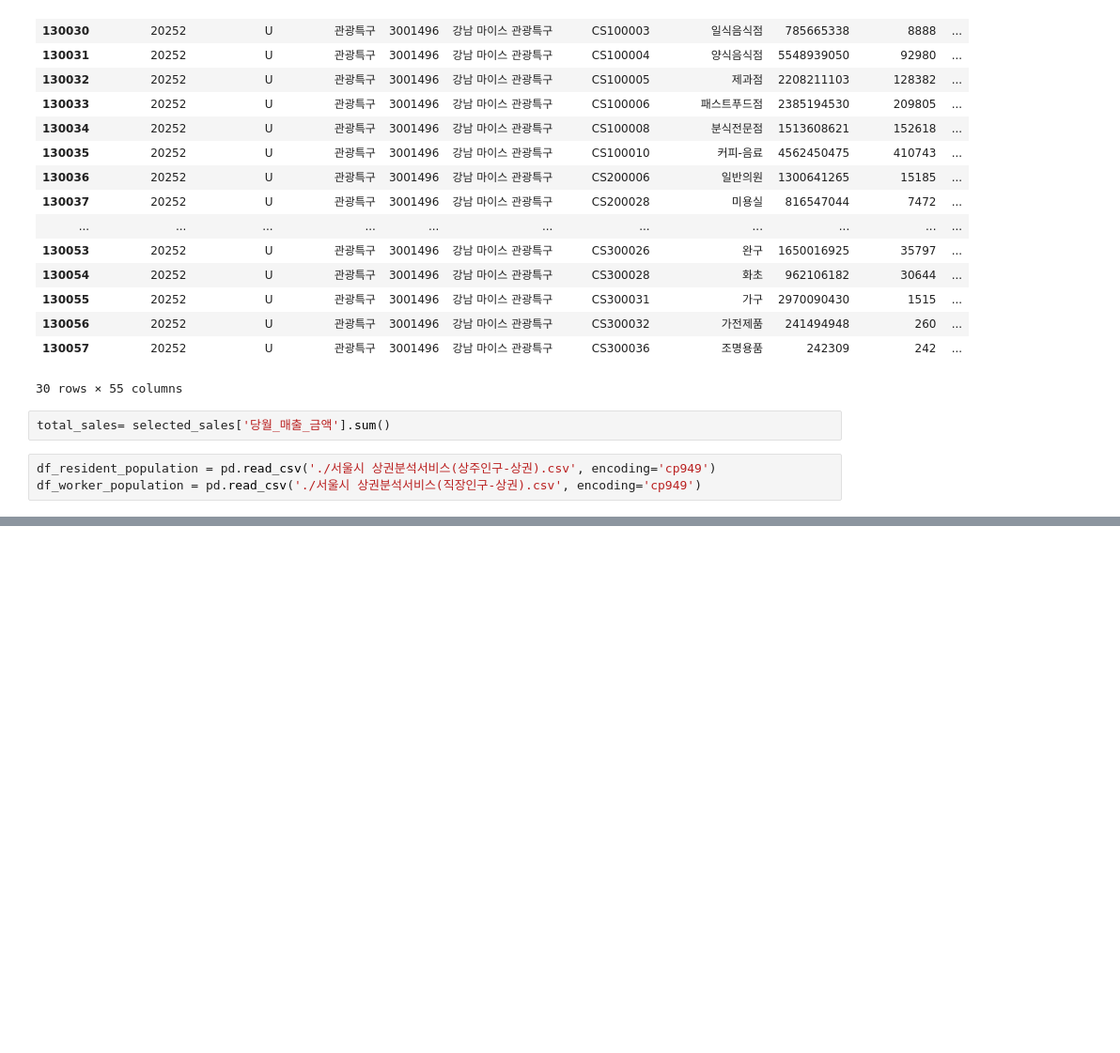
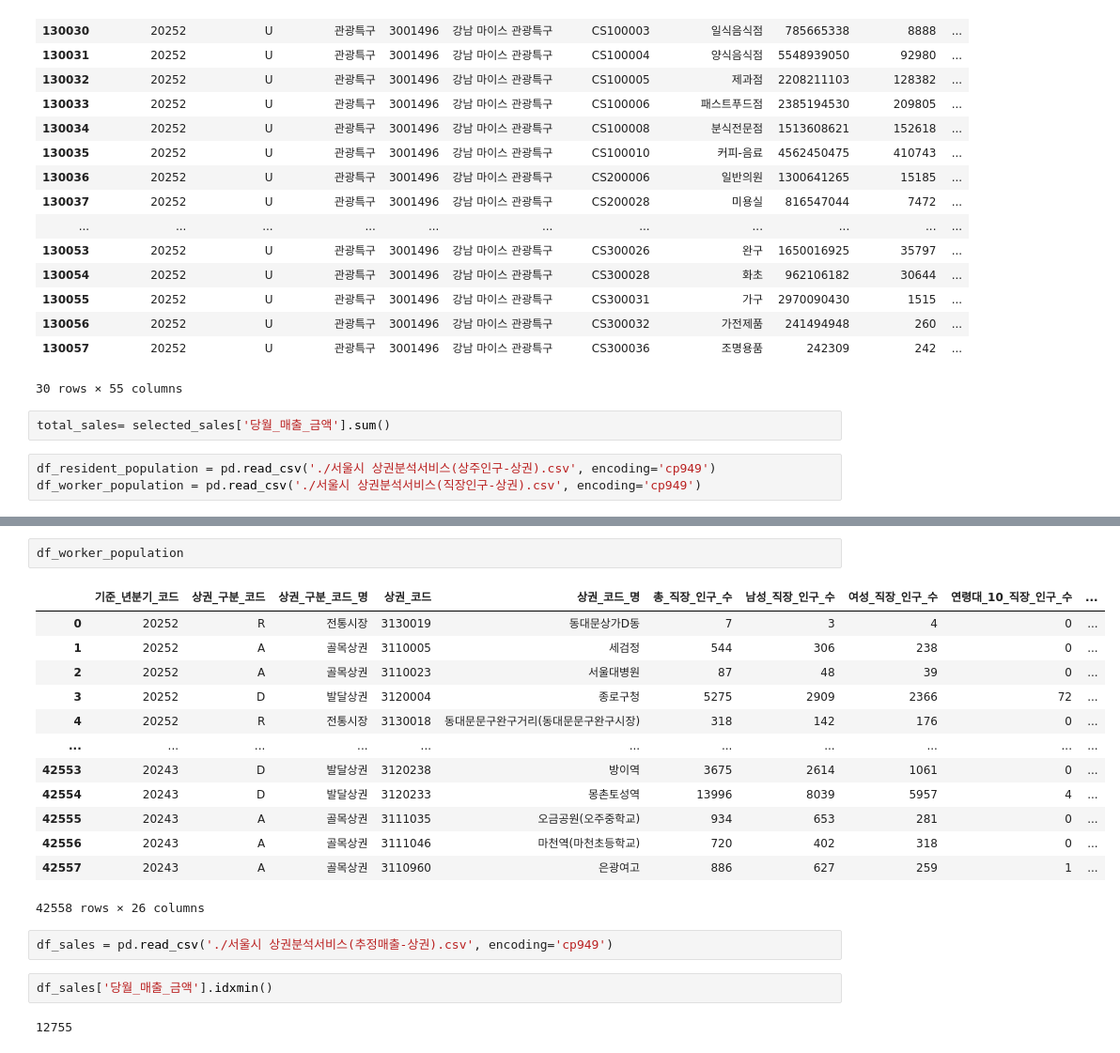
Before and after one commit to kmjun3203/trade_area_analysis, a Jupyter notebook: data/Untitled.ipynb, the cells around one changed output, grey strips where cells are left out. Shown at 94% size. Saved outputs shown, nothing was run; the diff lists cells and outputs as text; blank space fills up the shorter version.

```diff
--- a/data/Untitled.ipynb
+++ b/data/Untitled.ipynb
@@ -169,0 +204,22 @@ df_worker_population = pd.read_csv('./서울시 상권분석서비스(직장인
+# %%
+df_worker_population
+# %% [output]
+|  | 기준_년분기_코드 | 상권_구분_코드 | 상권_구분_코드_명 | 상권_코드 | 상권_코드_명 | 총_직장_인구_수 | 남성_직장_인구_수 | 여성_직장_인구_수 | 연령대_10_직장_인구_수 | ... |
+| 0 | 20252 | R | 전통시장 | 3130019 | 동대문상가D동 | 7 | 3 | 4 | 0 | ... |
+| 1 | 20252 | A | 골목상권 | 3110005 | 세검정 | 544 | 306 | 238 | 0 | ... |
+| 2 | 20252 | A | 골목상권 | 3110023 | 서울대병원 | 87 | 48 | 39 | 0 | ... |
+| 3 | 20252 | D | 발달상권 | 3120004 | 종로구청 | 5275 | 2909 | 2366 | 72 | ... |
+| 4 | 20252 | R | 전통시장 | 3130018 | 동대문문구완구거리(동대문문구완구시장) | 318 | 142 | 176 | 0 | ... |
+| ... | ... | ... | ... | ... | ... | ... | ... | ... | ... | ... |
+| 42553 | 20243 | D | 발달상권 | 3120238 | 방이역 | 3675 | 2614 | 1061 | 0 | ... |
+| 42554 | 20243 | D | 발달상권 | 3120233 | 몽촌토성역 | 13996 | 8039 | 5957 | 4 | ... |
+| 42555 | 20243 | A | 골목상권 | 3111035 | 오금공원(오주중학교) | 934 | 653 | 281 | 0 | ... |
+| 42556 | 20243 | A | 골목상권 | 3111046 | 마천역(마천초등학교) | 720 | 402 | 318 | 0 | ... |
+| 42557 | 20243 | A | 골목상권 | 3110960 | 은광여고 | 886 | 627 | 259 | 1 | ... |
+42558 rows × 26 columns
+# %%
+df_sales = pd.read_csv('./서울시 상권분석서비스(추정매출-상권).csv', encoding='cp949')
+# %%
+df_sales['당월_매출_금액'].idxmin()
+# %% [output]
+12755
```
Also changed, not shown: parts of 6 cells of this notebook, 14 other files.
